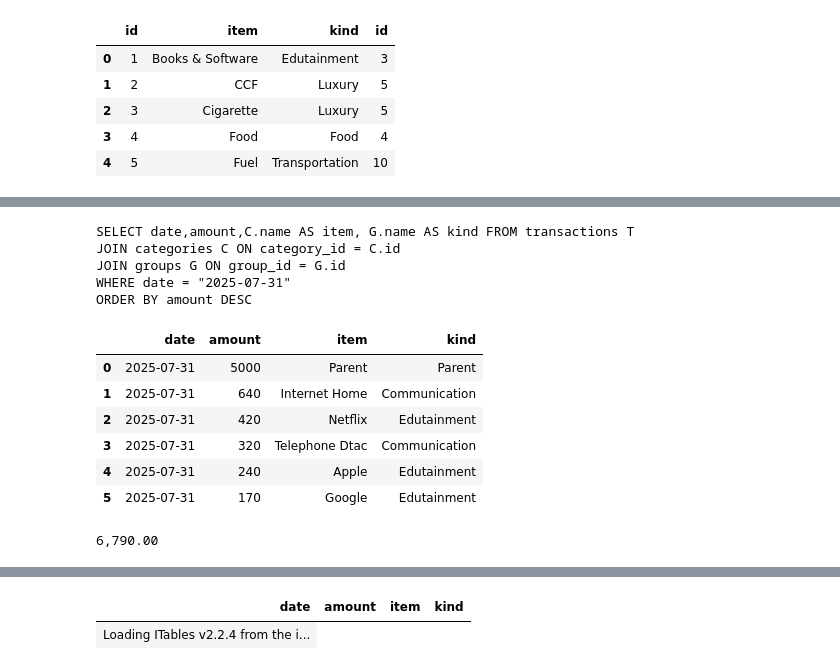
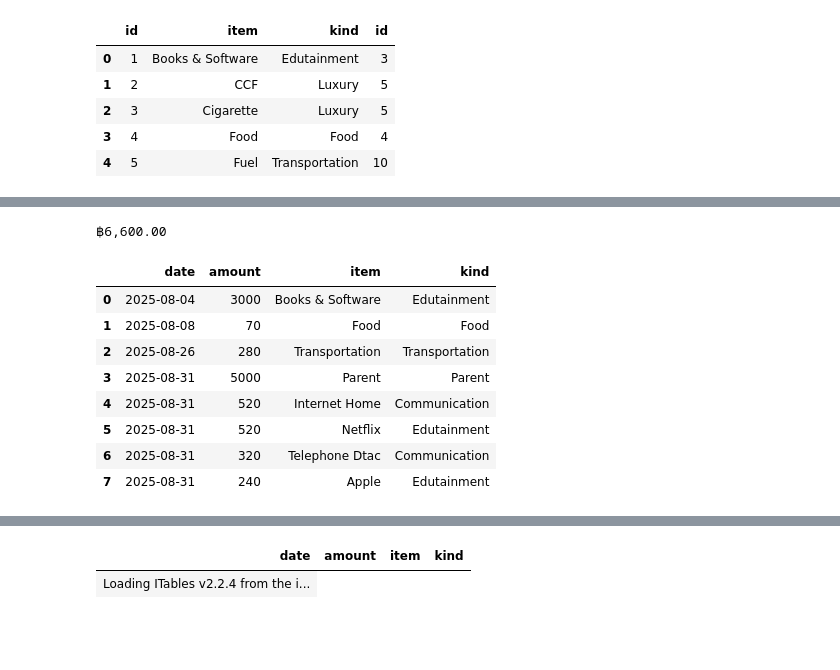
Before and after one commit to santimcs/A5, a Jupyter notebook: Monthly/Monthly-Expense.ipynb, the cells around one changed output, grey strips where cells are left out. Drawn from its saved outputs; the diff is of its cells as text; code cells hidden in the pictures; blank space fills up the shorter version.

```diff
--- a/Monthly/Monthly-Expense.ipynb
+++ b/Monthly/Monthly-Expense.ipynb
@@ -33,7 +40,7 @@ df_c.head()
 | 4 | 5 | Fuel | Transportation | 10 |
 # %%
 # create a date object
-date = pd.to_datetime('2025-07-31')
+date = pd.to_datetime('2025-08-31')
 
 # find the beginning of the month for the given date
 bom = date.to_period('M').start_time
@@ -48,31 +85,30 @@ Month end: 2025-07-31
+# %%
+df_transactions_eom = pd.read_sql(sqlEom, conn)
+total_eom_amt = df_transactions_eom.amount.sum()
+total_eom_fmt = to_currency(total_eom_amt)  # Apply the function directly to the scalar
+print(total_eom_fmt)
+# %% [output]
+฿6,600.00
 # %%
 sql = """
-SELECT date,amount,C.name AS item, G.name AS kind FROM transactions T
-JOIN categories C ON category_id = C.id
-JOIN groups G ON group_id = G.id
-WHERE date = "%s"
-ORDER BY amount DESC
-"""
-sql = sql % eom
-print(sql)
+    SELECT date,amount,C.name AS item, G.name AS kind
+    FROM transactions T
+    JOIN categories C ON category_id = C.id
+    JOIN groups G ON group_id = G.id
+    WHERE date BETWEEN "{}" AND "{}"
+    ORDER BY date
+""".format(bom, eom)
+#print(sql)
 
-df = pd.read_sql(sql, conn)
-df
+df_month = pd.read_sql(sql, conn)
+df_month
 # %% [output]
-SELECT date,amount,C.name AS item, G.name AS kind FROM transactions T
-JOIN categories C ON category_id = C.id
-JOIN groups G ON group_id = G.id
-WHERE date = "2025-07-31"
-ORDER BY amount DESC
 |  | date | amount | item | kind |
-| 0 | 2025-07-31 | 5000 | Parent | Parent |
-| 1 | 2025-07-31 | 640 | Internet Home | Communication |
-| 2 | 2025-07-31 | 420 | Netflix | Edutainment |
-| 3 | 2025-07-31 | 320 | Telephone Dtac | Communication |
-| 4 | 2025-07-31 | 240 | Apple | Edutainment |
-| 5 | 2025-07-31 | 170 | Google | Edutainment |
+| 0 | 2025-08-04 | 3000 | Books & Software | Edutainment |
+| 1 | 2025-08-08 | 70 | Food | Food |
+| 2 | 2025-08-26 | 280 | Transportation | Transportation |
+| 3 | 2025-08-31 | 5000 | Parent | Parent |
+| 4 | 2025-08-31 | 520 | Internet Home | Communication |
+| 5 | 2025-08-31 | 520 | Netflix | Edutainment |
+| 6 | 2025-08-31 | 320 | Telephone Dtac | Communication |
+| 7 | 2025-08-31 | 240 | Apple | Edutainment |
-# %%
-formatted_amt = '{:,.2f}'.format(df.amount.sum())
-print(formatted_amt)
-# %% [output]
-6,790.00
```
Also changed, not shown: parts of 26 cells of this notebook, 3 other files.
